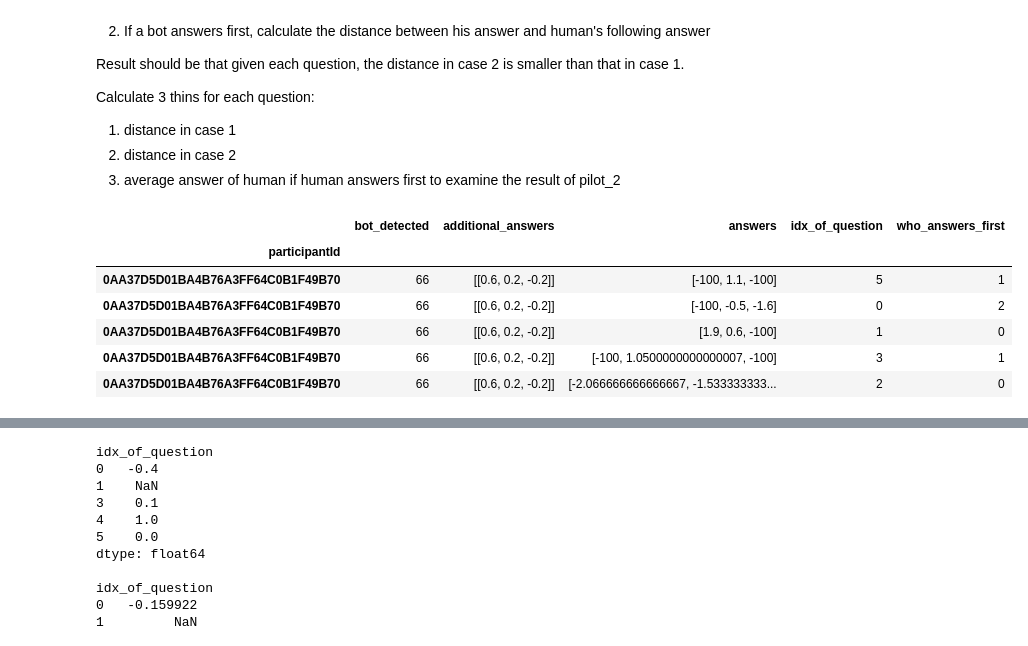
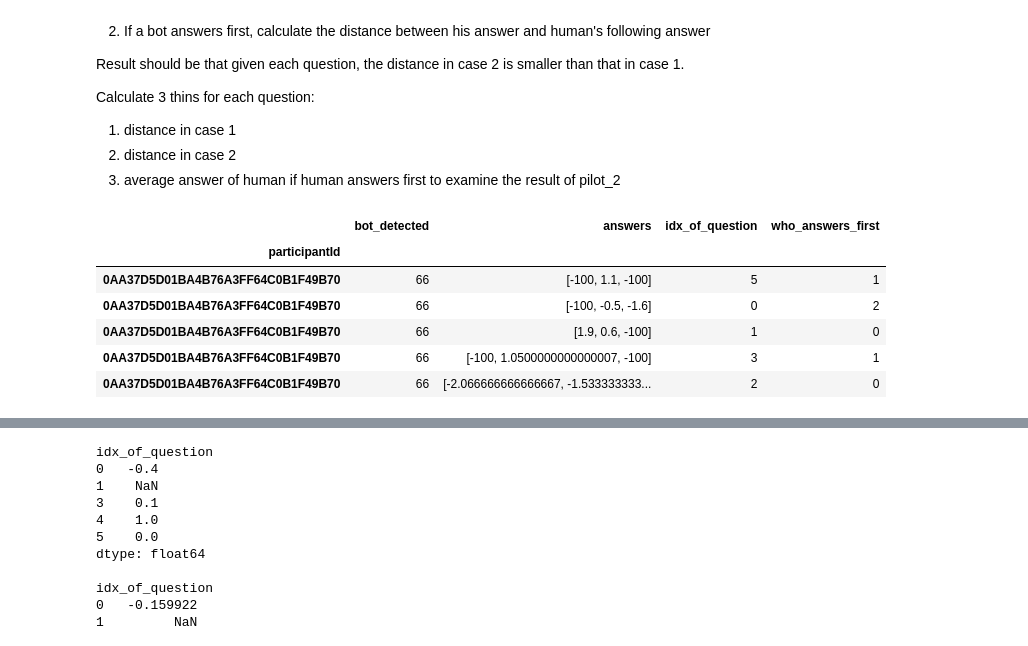
Before and after one commit to yindeqiang/Online-Politicization-Experiment-Website, a Jupyter notebook: data_analysis/condition_1.ipynb, the cells around one changed output, grey strips where cells are left out. Drawn from its saved outputs; the diff is of its cells as text; code cells hidden in the pictures.

```diff
--- a/data_analysis/condition_1.ipynb
+++ b/data_analysis/condition_1.ipynb
@@ -117,17 +116,17 @@ Calculate 3 thins for each question:
 # %%
 df['non_ideology_answers'] = df['non_ideology_answers'].apply(literal_eval)
 each_answer = df.explode('non_ideology_answers')
 each_answer['answers'] = each_answer.apply(lambda row: row['non_ideology_answers']['answers'], axis=1)
 each_answer['idx_of_question'] = each_answer.apply(lambda row: row['non_ideology_answers']['idx_of_question'], axis=1)
 each_answer['who_answers_first'] = each_answer.apply(lambda row: row['non_ideology_answers']['who_answers_first'], axis=1)
-each_answer.drop(['non_ideology_answers'], axis=1, inplace=True)
+each_answer.drop(['non_ideology_answers', 'additional_answers'], axis=1, inplace=True)
 each_answer.head()
 # %% [output]
-|  | bot_detected | additional_answers | answers | idx_of_question | who_answers_first |
-| participantId |  |  |  |  |  |
-| 0AA37D5D01BA4B76A3FF64C0B1F49B70 | 66 | [[0.6, 0.2, -0.2]] | [-100, 1.1, -100] | 5 | 1 |
-| 0AA37D5D01BA4B76A3FF64C0B1F49B70 | 66 | [[0.6, 0.2, -0.2]] | [-100, -0.5, -1.6] | 0 | 2 |
-| 0AA37D5D01BA4B76A3FF64C0B1F49B70 | 66 | [[0.6, 0.2, -0.2]] | [1.9, 0.6, -100] | 1 | 0 |
-| 0AA37D5D01BA4B76A3FF64C0B1F49B70 | 66 | [[0.6, 0.2, -0.2]] | [-100, 1.0500000000000007, -100] | 3 | 1 |
-| 0AA37D5D01BA4B76A3FF64C0B1F49B70 | 66 | [[0.6, 0.2, -0.2]] | [-2.066666666666667, -1.533333333... | 2 | 0 |
+|  | bot_detected | answers | idx_of_question | who_answers_first |
+| participantId |  |  |  |  |
+| 0AA37D5D01BA4B76A3FF64C0B1F49B70 | 66 | [-100, 1.1, -100] | 5 | 1 |
+| 0AA37D5D01BA4B76A3FF64C0B1F49B70 | 66 | [-100, -0.5, -1.6] | 0 | 2 |
+| 0AA37D5D01BA4B76A3FF64C0B1F49B70 | 66 | [1.9, 0.6, -100] | 1 | 0 |
+| 0AA37D5D01BA4B76A3FF64C0B1F49B70 | 66 | [-100, 1.0500000000000007, -100] | 3 | 1 |
+| 0AA37D5D01BA4B76A3FF64C0B1F49B70 | 66 | [-2.066666666666667, -1.533333333... | 2 | 0 |
 # %%
```
Also changed, not shown: parts of 7 cells of this notebook, 1 other file.
